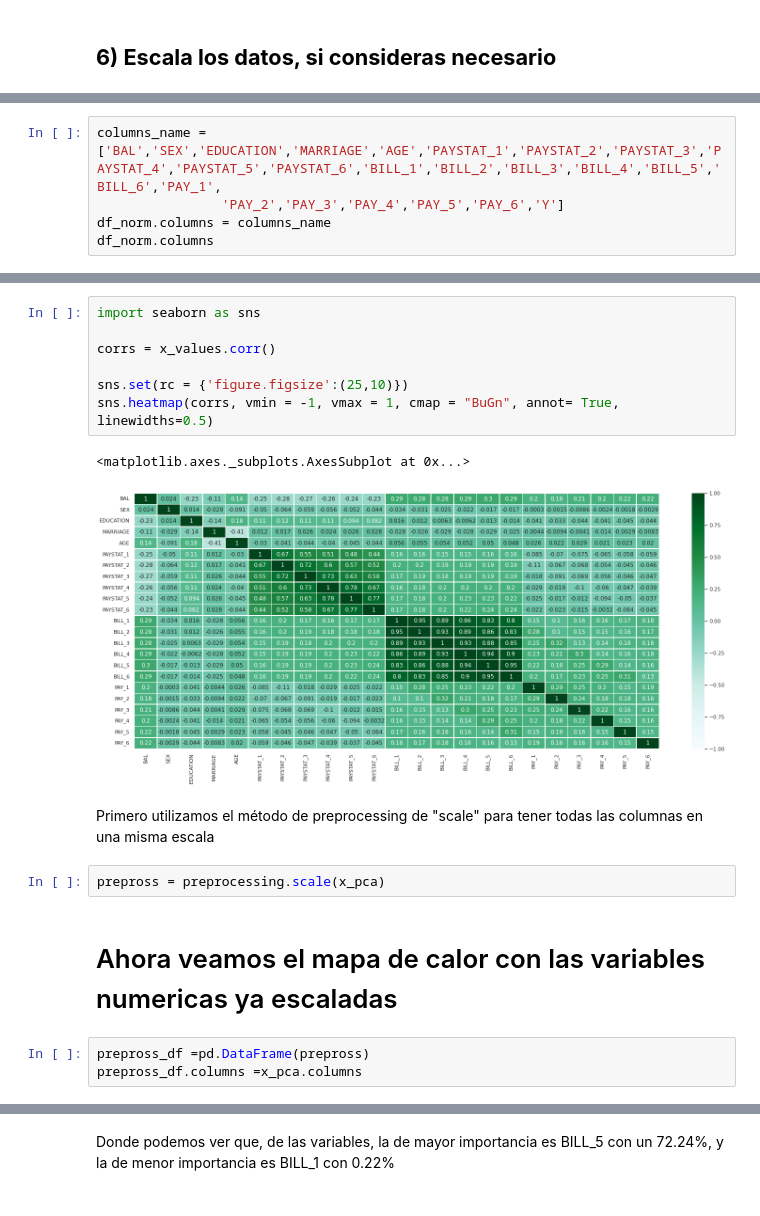
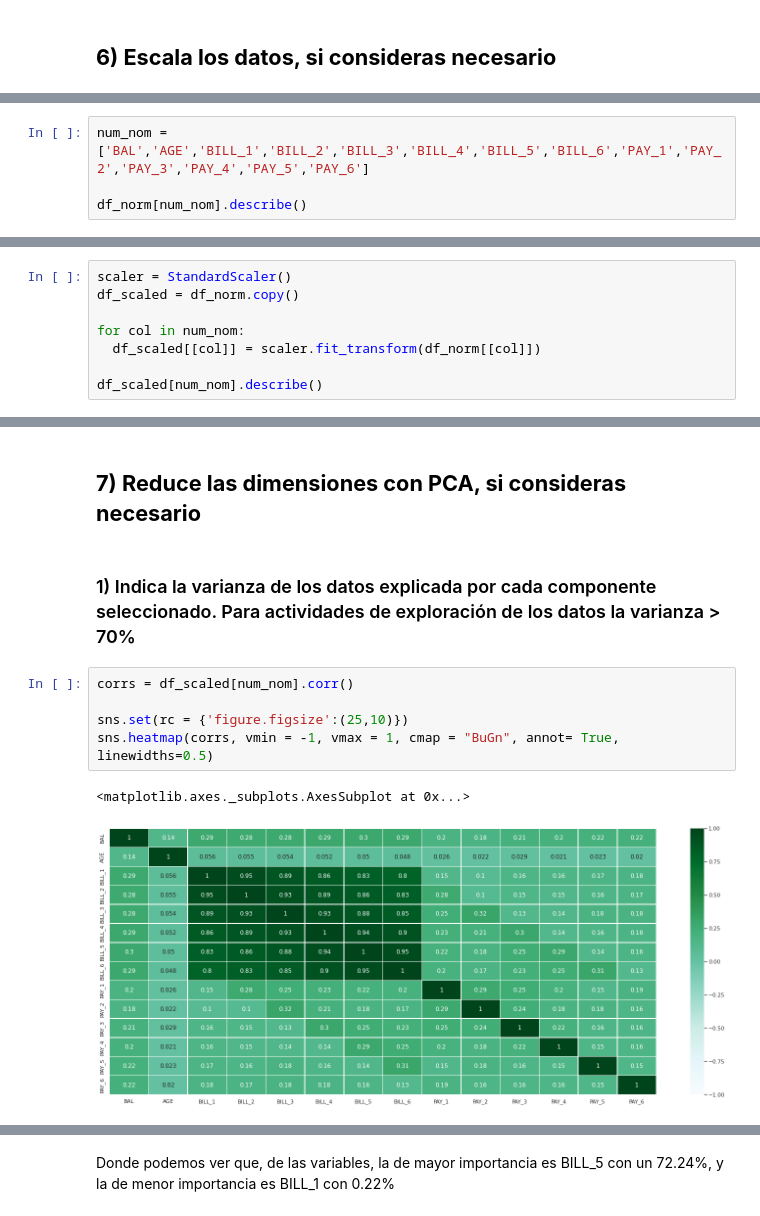
Before and after one commit to PosgradoMNA/actividades-de-aprendizaje-gerardoaaron_castanedajaramillo, a Jupyter notebook: Actividad Semanal -- 6.ipynb, the cells around one changed output, grey strips where cells are left out. Drawn from its saved outputs; the diff is of its cells as text.

```diff
--- a/Actividad Semanal -- 6.ipynb
+++ b/Actividad Semanal -- 6.ipynb
@@ -306,6 +210,5 @@ Cambiaremos los nombres de las columnas para su más fácil visualización
 # %%
-columns_name = ['BAL','SEX','EDUCATION','MARRIAGE','AGE','PAYSTAT_1','PAYSTAT_2','PAYSTAT_3','PAYSTAT_4','PAYSTAT_5','PAYSTAT_6','BILL_1','BILL_2','BILL_3','BILL_4','BILL_5','BILL_6','PAY_1',
-                'PAY_2','PAY_3','PAY_4','PAY_5','PAY_6','Y']
-df_norm.columns = columns_name
-df_norm.columns
+num_nom = ['BAL','AGE','BILL_1','BILL_2','BILL_3','BILL_4','BILL_5','BILL_6','PAY_1','PAY_2','PAY_3','PAY_4','PAY_5','PAY_6']
+
+df_norm[num_nom].describe()
 # %% [output]
@@ -355,0 +224,8 @@ Index(['BAL', 'AGE', 'BILL_1', 'BILL_2', 'BILL_3', 'BILL_4', 'BILL_5',
+# %%
+scaler = StandardScaler()
+df_scaled = df_norm.copy()
+
+for col in num_nom:
+  df_scaled[[col]] = scaler.fit_transform(df_norm[[col]])
+
+df_scaled[num_nom].describe()
@@ -356,19 +242,12 @@ Index(['BAL', 'AGE', 'BILL_1', 'BILL_2', 'BILL_3', 'BILL_4', 'BILL_5',
+# %% [markdown]
+## **7) Reduce las dimensiones con PCA, si consideras necesario**
+# %% [markdown]
+### 1) Indica la varianza de los datos explicada por cada componente seleccionado. Para actividades de exploración de los datos la varianza > 70%
 # %%
-import seaborn as sns
-
-corrs = x_values.corr()
+corrs = df_scaled[num_nom].corr()
 
 sns.set(rc = {'figure.figsize':(25,10)})
 sns.heatmap(corrs, vmin = -1, vmax = 1, cmap = "BuGn", annot= True, linewidths=0.5)
 # %% [output]
 <matplotlib.axes._subplots.AxesSubplot at 0x...>
-[figure, old version]
+[figure, new version]
-# %% [markdown]
-Primero utilizamos el método de preprocessing de "scale" para tener todas las columnas en una misma escala
-# %%
-prepross = preprocessing.scale(x_pca)
-# %% [markdown]
-# Ahora veamos el mapa de calor con las variables numericas ya escaladas
-# %%
-prepross_df =pd.DataFrame(prepross)
-prepross_df.columns =x_pca.columns
```
Also changed, not shown: parts of 49 cells of this notebook.
